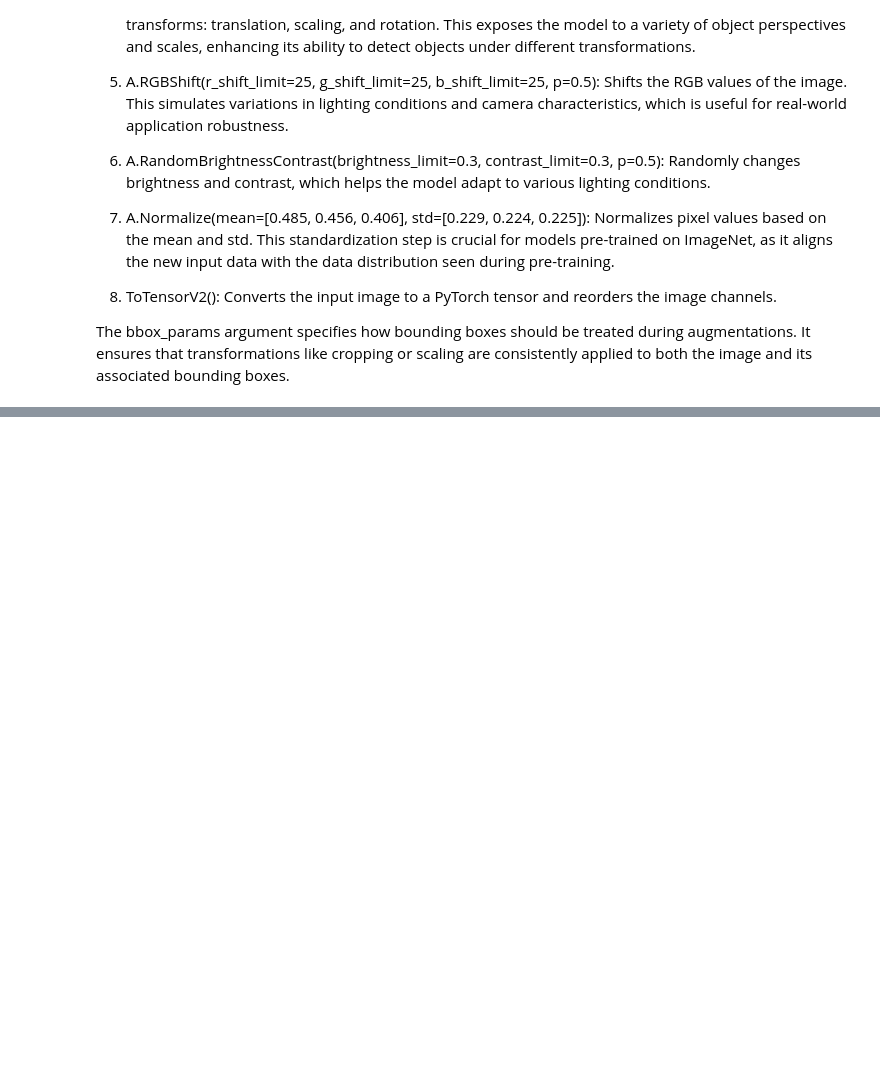
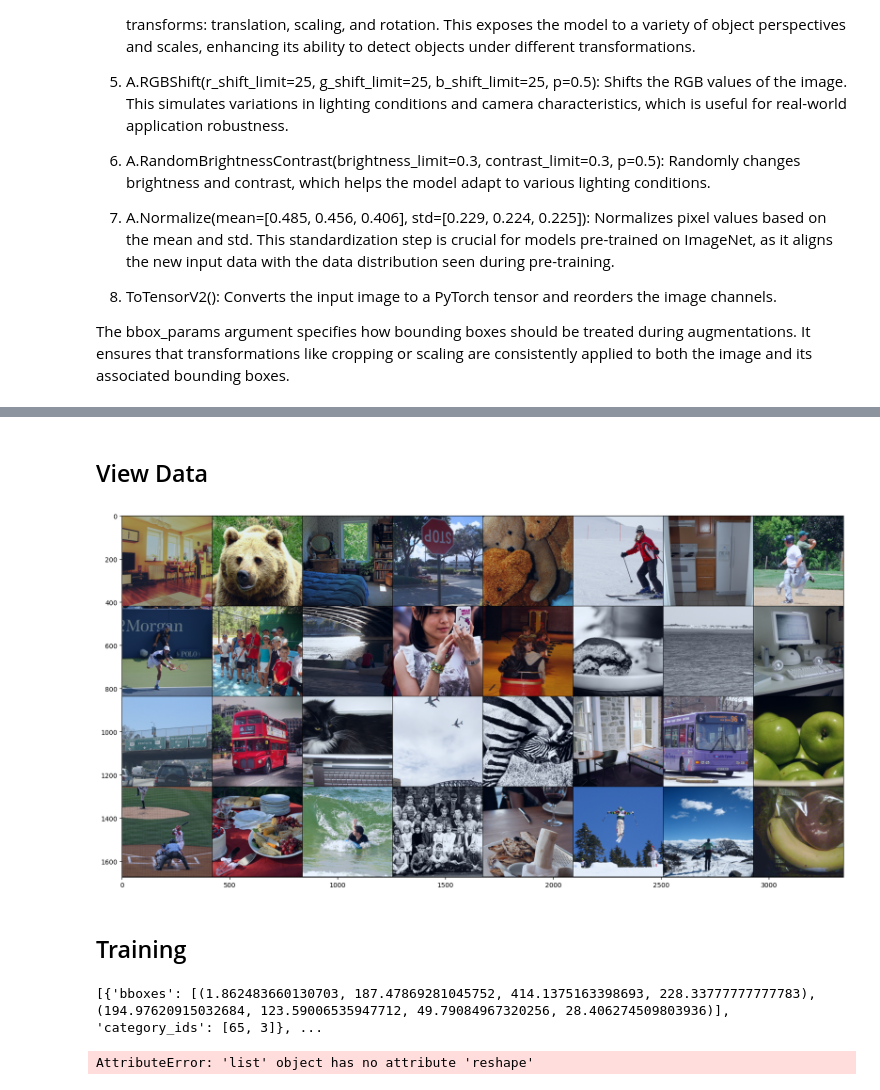
Before and after one commit to arkeodev/computer-vision, a Jupyter notebook: YOLO_Object_Detection_From_Theory_to_Implementation.ipynb, the cells around one changed output, grey strips where cells are left out. Saved outputs shown, nothing was run; the diff lists cells and outputs as text; code cells hidden in the pictures; blank space fills up the shorter version.

```diff
--- a/YOLO_Object_Detection_From_Theory_to_Implementation.ipynb
+++ b/YOLO_Object_Detection_From_Theory_to_Implementation.ipynb
@@ -182,6 +226,21 @@ class CustomCocoDetection(CocoDetection):
         if self.transform:
             img = self.transform(img)
         return img, target
+# %%
+from torch.utils.data._utils.collate import default_collate
+
+def custom_collate_fn(batch):
+    """Custom collate function for handling images with variable numbers of bounding boxes."""
+    images = [item[0] for item in batch]
+    targets = [item[1] for item in batch]
+
+    # Use default_collate for images since they have a fixed size after transformations
+    images = default_collate(images)
+
+    # Targets do not need collating if your model and loss function can handle variable-length lists
+    # Alternatively, you can pad targets to the same size here if necessary
+
+    return images, targets
 # %% [markdown]
 #### Preprocessing Steps
 # %% [markdown]
@@ -255,2 +314,7 @@ Done (t=0.65s)
 creating index...
 index created!
+# %%
+from torch.utils.data import DataLoader
+
+train_loader = DataLoader(train_data, batch_size=32, shuffle=True, collate_fn=custom_collate_fn)
+val_loader = DataLoader(val_data, batch_size=32, shuffle=False, collate_fn=custom_collate_fn)
@@ -256,0 +505,11 @@ index created!
+# %% [markdown]
+## View Data
+# %%
+plt.figure(figsize = (20,10))
+images, targets = next(iter(val_loader))
+out = torchvision.utils.make_grid(images, normalize=True)
+_ = plt.imshow(out.numpy().transpose((1, 2, 0)))
+# %% [output]
+[figure, added]
+# %% [markdown]
+## Training
@@ -256,0 +584,35 @@ index created!
+# %%
+valid_acc = 0
+train_acc = 0
+
+yolo_model.train()
+
+pbar = trange(0, num_epochs, leave=False, desc="Epoch")
+for epoch in pbar:
+
+    pbar.set_postfix_str('IoU: Train %.2f, Val %.2f' % (train_acc, valid_acc))
+
+    for images, targets in tqdm(train_loader, leave=False, desc="Training"):
+
+        images = images.to(device)
+
+        optimizer.zero_grad()
+
+        predictions = yolo_model(images)
+
+        loss = loss_function(predictions, targets)
+
+        loss_log.append(loss)
+
+        loss.backward()
+
+        optimizer.step()
+
+    # Call the modules evaluate function for train and validation set
+    train_acc = evaluate_model(train_test_val="train")
+    valid_acc = evaluate_model(train_test_val="val")
+
+    print(f"Epoch {epoch+1}, Loss: {loss.item()}")
+# %% [output]
+[{'bboxes': [(1.862483660130703, 187.47869281045752, 414.1375163398693, 228.33777777777783), (194.97620915032684, 123.59006535947712, 49.79084967320256, 28.406274509803936)], 'category_ids': [65, 3]}, ...
+AttributeError: 'list' object has no attribute 'reshape'
```
Also changed, not shown: parts of 20 cells of this notebook.
